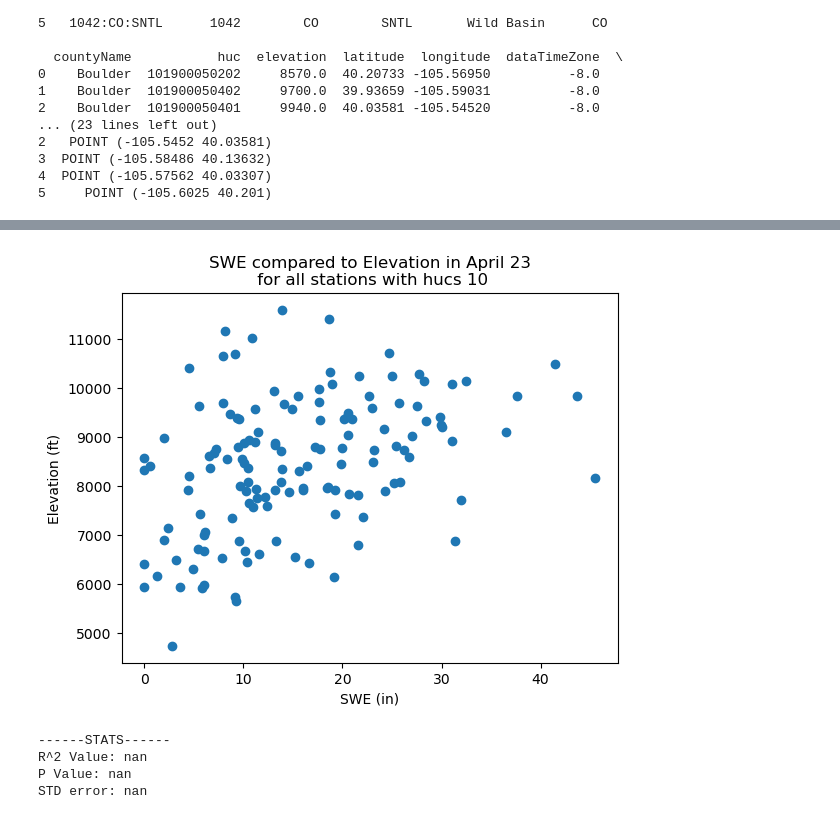
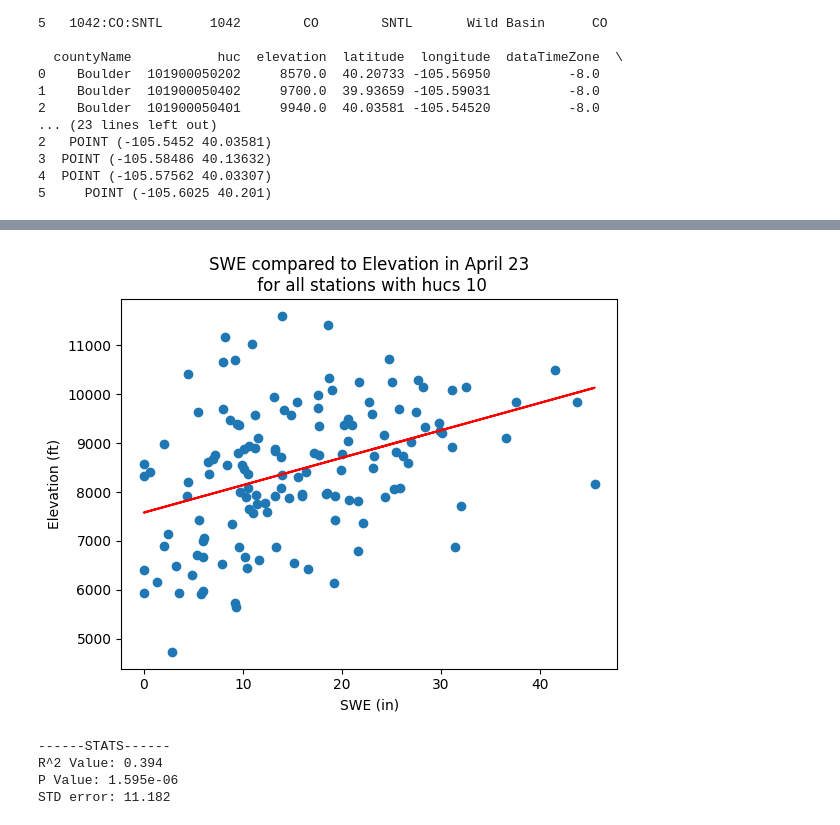
Before and after one commit to tavo7876/snotelpy, a Jupyter notebook: Examples/Examples.ipynb, the cells around one changed output, grey strips where cells are left out. Drawn from its saved outputs; the diff is of its cells as text; code cells hidden in the pictures.

```diff
--- a/Examples/Examples.ipynb
+++ b/Examples/Examples.ipynb
@@ -98,25 +98,32 @@ plt.show()
 # %%
 #elevation compaison
 ds_april23 = ds['WTEQ'].sel(time = "2023-04", method = 'nearest')
+
 y = (ds.elevation.values)
 x = (ds_april23.values)
+# remove NaN/inf values before fitting
+mask = np.isfinite(x) & np.isfinite(y)
+x = x[mask]
+y = y[mask]
 
 slope, intercept, r_value, p_value, std_err = stats.linregress(x, y)
+line = slope * x + intercept
 
-plt.scatter(ds_april23.values, ds.elevation.values)
 plt.plot(x, slope*x + intercept,color = 'red', label = "line of best fit")
+plt.scatter(x, y, label='Data Points')
+
 plt.ylabel("Elevation (ft)")
 plt.xlabel("SWE (in)")
 plt.title("SWE compared to Elevation in April 23\n for all stations with hucs 10")
 plt.show()
 
 print("------STATS------")
-print(f"R^2 Value: {r_value}")
-print(f"P Value: {p_value}") #the likleyness that the data occured by chance, 0.05 > Pvalue is a good indication of strong evidence
-print(f"STD error: {std_err}") #
+print(f"R^2 Value: {r_value:.3f}")
+print(f"P Value: {p_value:.3e}") #the likleyness that the data occured by chance, 0.05 > Pvalue is a good indication of strong evidence
+print(f"STD error: {std_err:.3f}") #
 # %% [output]
-[figure, old version]
+[figure, new version]
 ------STATS------
-R^2 Value: nan
-P Value: nan
-STD error: nan
+R^2 Value: 0.394
+P Value: 1.595e-06
+STD error: 11.182
```
Also changed, not shown: parts of 6 cells of this notebook, 1 other file.
